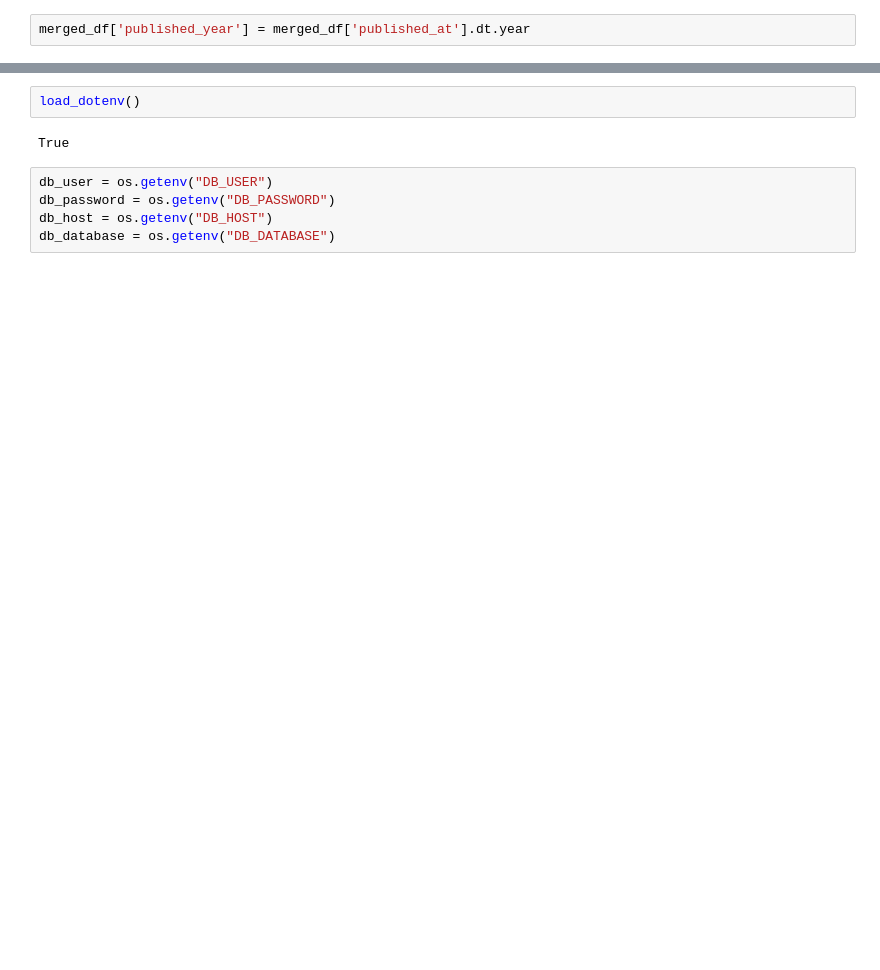
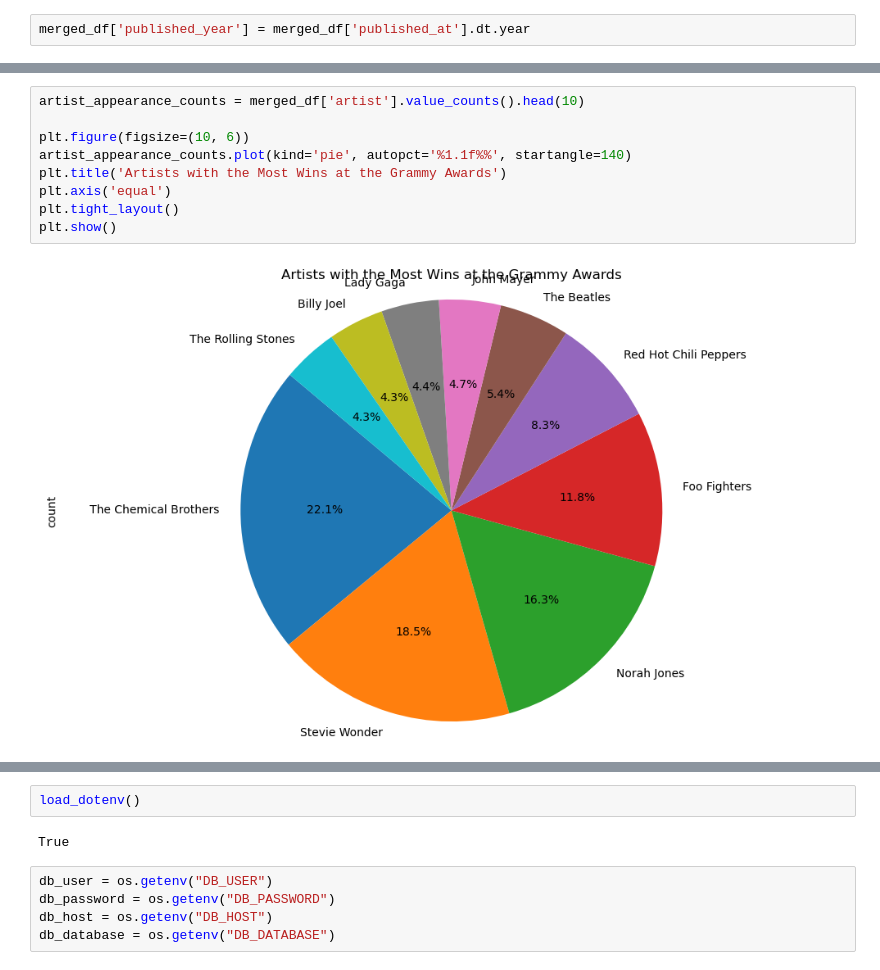
Before and after one commit to Federic0GC/Workshop_ETL2, a Jupyter notebook: Notebooks/003_dataset_merge.df.ipynb, the cells around one changed output, grey strips where cells are left out. Drawn from its saved outputs; the diff is of its cells as text; blank space fills up the shorter version.

```diff
--- a/Notebooks/003_dataset_merge.df.ipynb
+++ b/Notebooks/003_dataset_merge.df.ipynb
@@ -324,0 +213,11 @@ plt.show()
+# %%
+artist_appearance_counts = merged_df['artist'].value_counts().head(10)
+
+plt.figure(figsize=(10, 6))
+artist_appearance_counts.plot(kind='pie', autopct='%1.1f%%', startangle=140)
+plt.title('Artists with the Most Wins at the Grammy Awards')
+plt.axis('equal')
+plt.tight_layout()
+plt.show()
+# %% [output]
+[figure, added]
```
Also changed, not shown: parts of 66 cells of this notebook.
